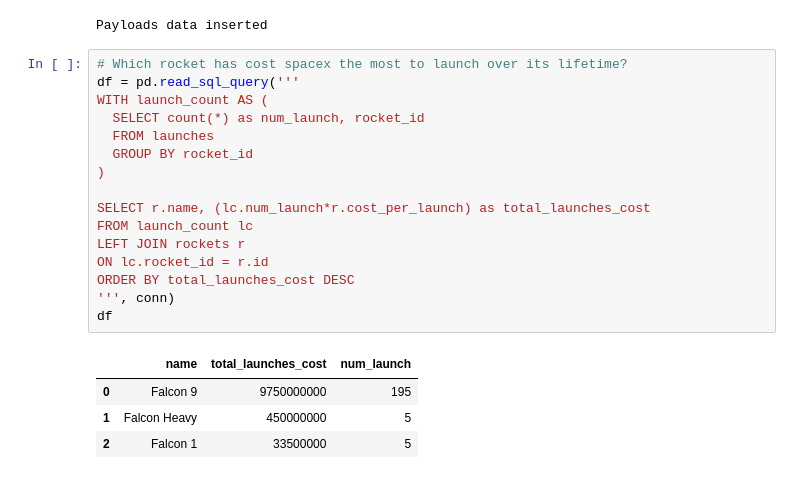
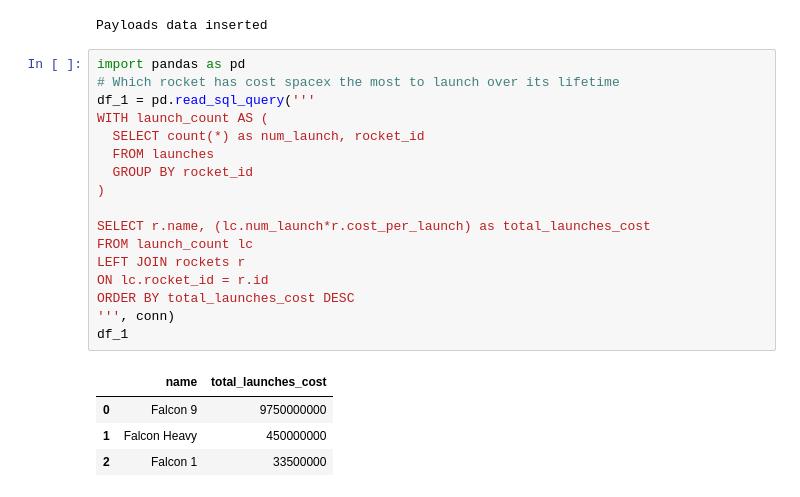
Before and after one commit to gilberpl/data-engineeering, a Jupyter notebook: analysis.ipynb, the cells around one changed output. Saved outputs shown, nothing was run; the diff lists cells and outputs as text.

```diff
--- a/analysis.ipynb
+++ b/analysis.ipynb
@@ -122,23 +119,24 @@ print("Payloads data inserted")
 # %% [output]
 Payloads data inserted
 # %%
-# Which rocket has cost spacex the most to launch over its lifetime?
-df = pd.read_sql_query('''
+import pandas as pd
+# Which rocket has cost spacex the most to launch over its lifetime
+df_1 = pd.read_sql_query('''
 WITH launch_count AS (
   SELECT count(*) as num_launch, rocket_id
   FROM launches
   GROUP BY rocket_id
 )
 
 SELECT r.name, (lc.num_launch*r.cost_per_launch) as total_launches_cost
 FROM launch_count lc
 LEFT JOIN rockets r
 ON lc.rocket_id = r.id
 ORDER BY total_launches_cost DESC
 ''', conn)
-df
+df_1
 # %% [output]
-|  | name | total_launches_cost | num_launch |
-| 0 | Falcon 9 | 9750000000 | 195 |
-| 1 | Falcon Heavy | 450000000 | 5 |
-| 2 | Falcon 1 | 33500000 | 5 |
+|  | name | total_launches_cost |
+| 0 | Falcon 9 | 9750000000 |
+| 1 | Falcon Heavy | 450000000 |
+| 2 | Falcon 1 | 33500000 |
```
Also changed, not shown: parts of 9 cells of this notebook.
